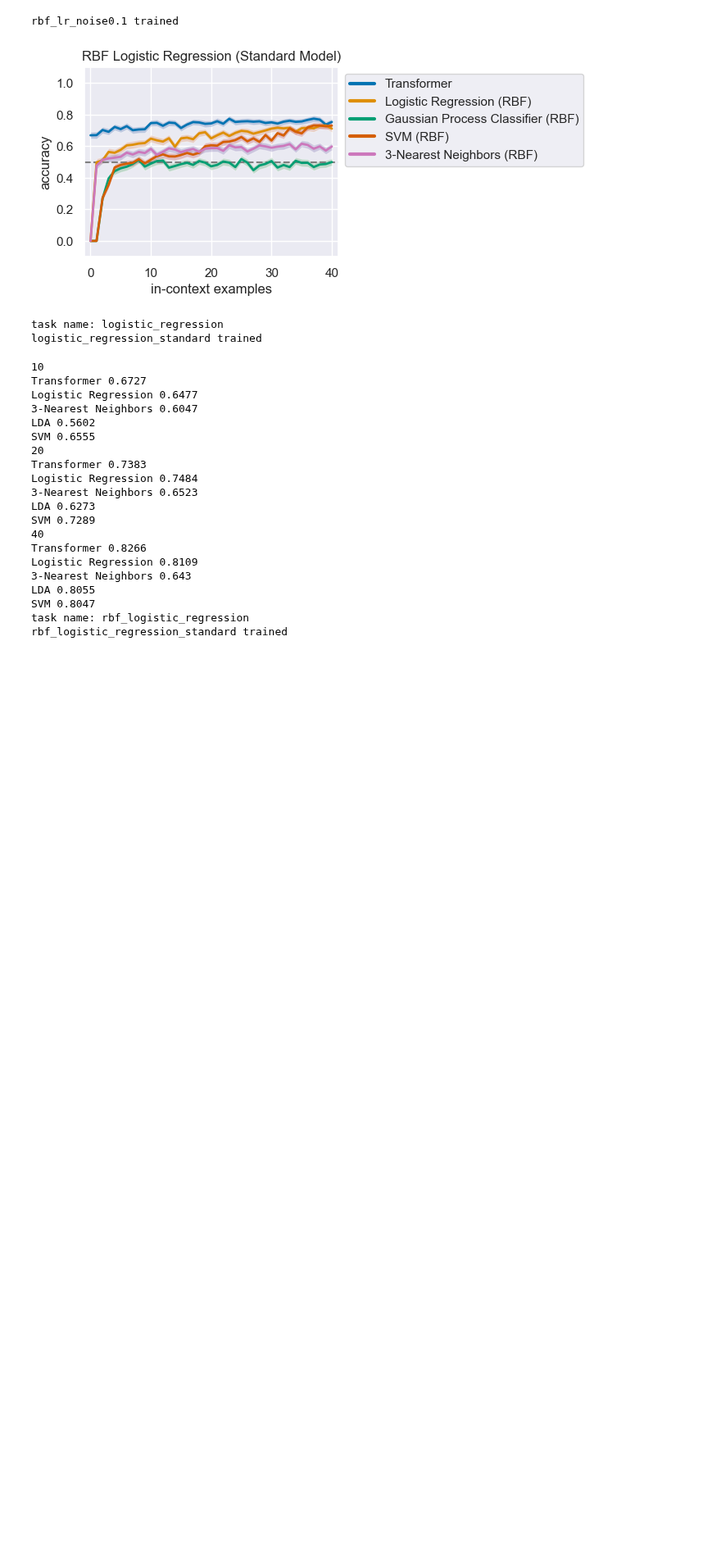
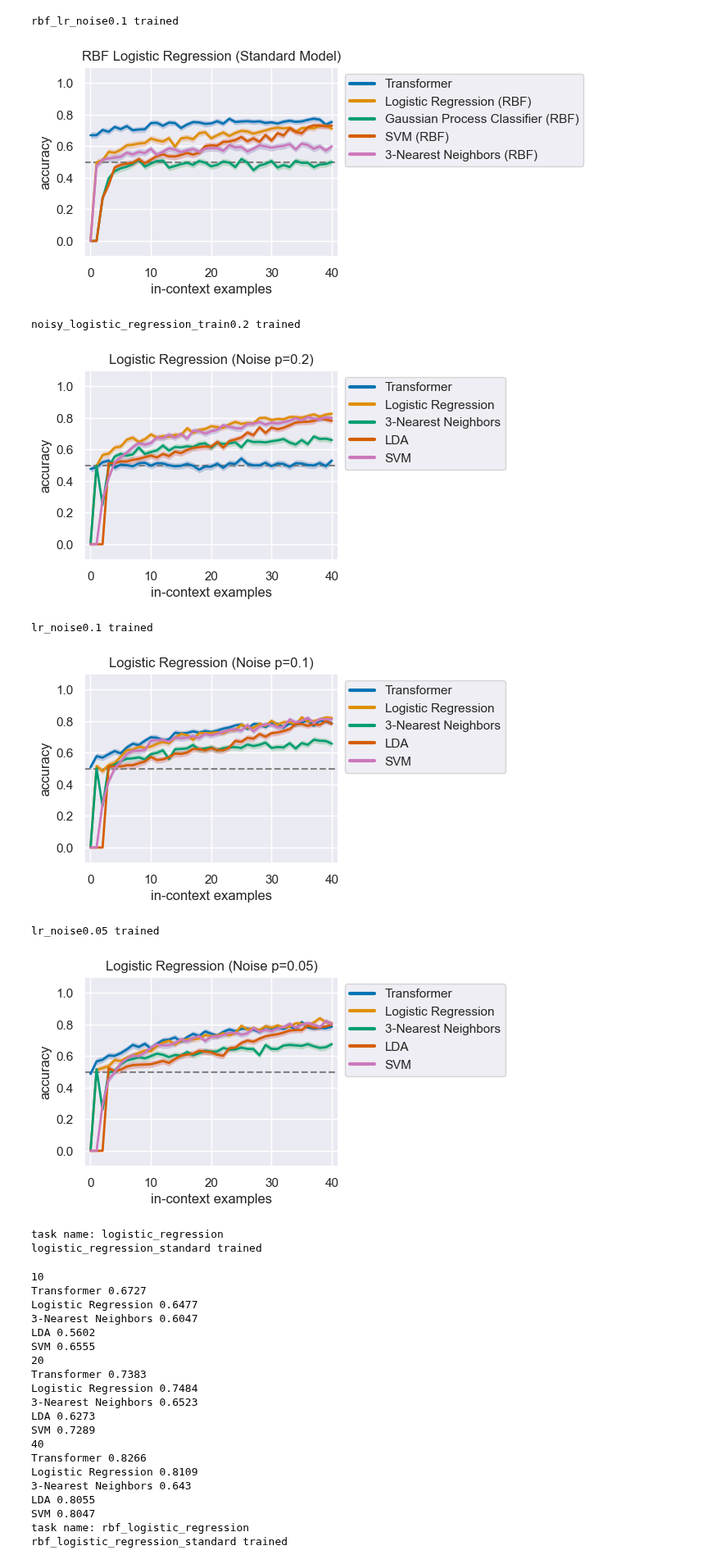
Before and after one commit to zenglingqi647/ICL, a Jupyter notebook: src/eval.ipynb, the cells around one changed output. Shown at 82% size. Cells and saved outputs as stored; diff of their text form; code cells hidden in the pictures; blank space fills up the shorter version.

Commit message:
eval plots

```diff
--- a/src/eval.ipynb
+++ b/src/eval.ipynb
@@ -46,12 +46,11 @@ df  # list all the runs in our run_dir
 # %%
-def plot_metric(task, run_id, title=None, rbf_baselines_only=True):
+def plot_metric(task, run_id, title=None, rbf_baselines_only=True, recompute_metrics=False):
     '''
         Plots the metric of given task and run_id.
         Set rbf_baselines_only to only show RBF baselines and the transformer.
     '''
 
     run_path = os.path.join(run_dir, task, run_id)
-    recompute_metrics = False
 
     if recompute_metrics:
         get_run_metrics(run_path)  # these are normally precomputed at the end of training
@@ -98,6 +97,17 @@ rbf_lr_noise0.1_tiny tiny
 [figure]
 rbf_lr_noise0.1 trained
 [figure]
+# %%
+plot_metric("lr_noise0.2", "trained", "Logistic Regression (Noise p=0.2)", False, False)
+plot_metric("lr_noise0.1", "trained", "Logistic Regression (Noise p=0.1)", False, True)
+plot_metric("lr_noise0.05", "trained", "Logistic Regression (Noise p=0.05)", False, True)
+# %% [output]
+noisy_logistic_regression_train0.2 trained
+[figure, added]
+lr_noise0.1 trained
+[figure, added]
+lr_noise0.05 trained
+[figure, added]
 # %%
 tasks = ["logistic_regression", "rbf_logistic_regression", "noisy_logistic_regression_train0.2", "noisy_rbf_logistic_regression_train0.2"]
 run_id = "trained"
```
Also changed, not shown: parts of 1 cell of this notebook.
